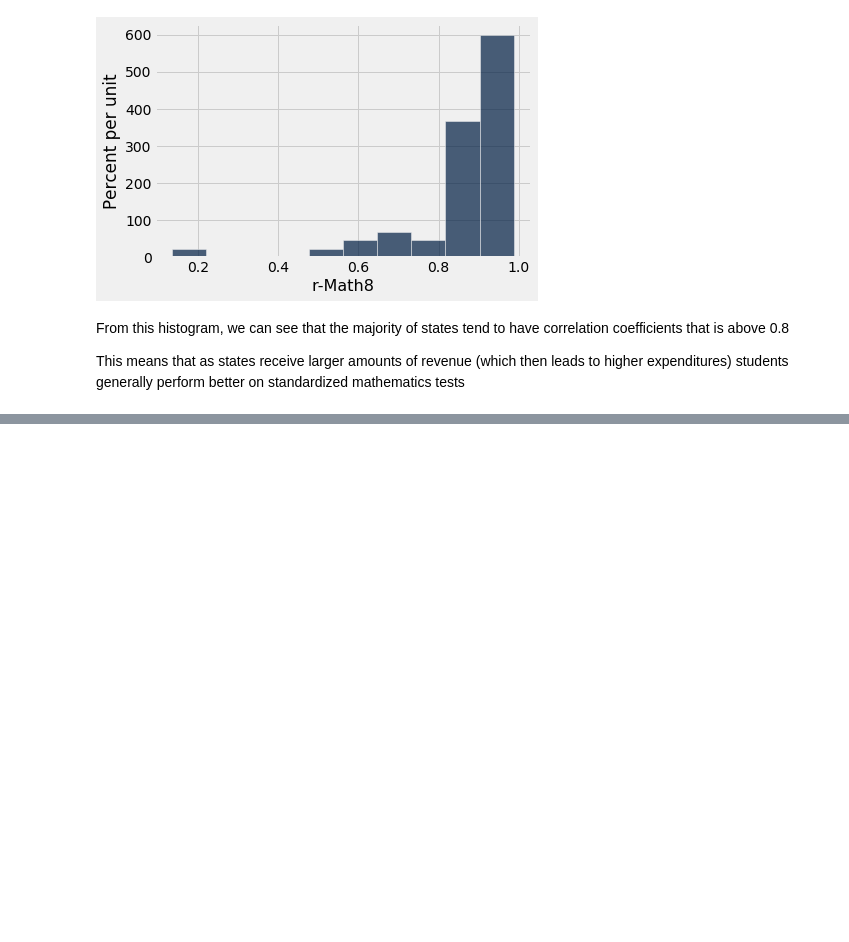
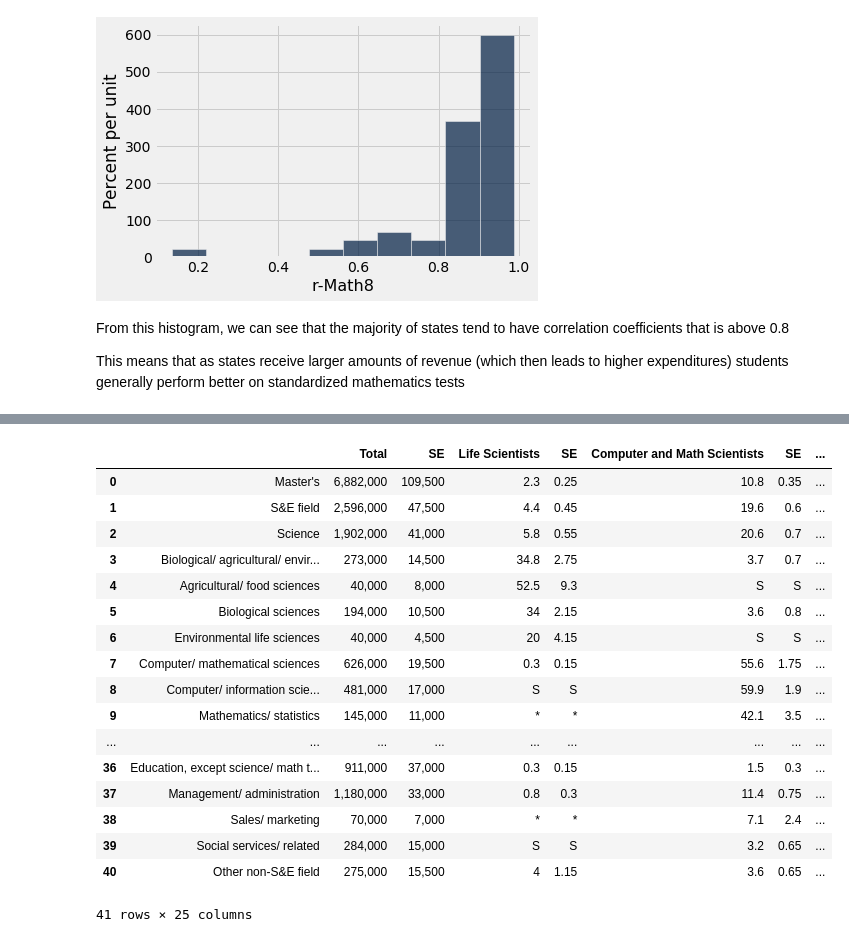
Before and after one commit to SpeedyCannon/ResearchDataScience, a Jupyter notebook: Python Testing.ipynb, the cells around one changed output, grey strips where cells are left out. Saved outputs shown, nothing was run; the diff lists cells and outputs as text; code cells hidden in the pictures; blank space fills up the shorter version.

```diff
--- a/Python Testing.ipynb
+++ b/Python Testing.ipynb
@@ -236,0 +299,23 @@ test_scores.scatter('Year','Revenue',s=1.2)
+# %%
+#master's highest degree
+master_occupation=pd.read_csv('SES201303_3.csv').drop(columns=["Unnamed: 3"]).rename(columns={"Table 3-3. Broad occupation category of employed U.S. scientists and engineers with a master's as the highest degree, by field of highest degree: 2013":"","Unnamed: 1":"Total","Unnamed: 2":"SE","Unnamed: 4":"Life Scientists","Unnamed: 5":"SE","Unnamed: 6":"Computer and Math Scientists","Unnamed: 7":"SE","Unnamed: 8":"Physical Scientists","Unnamed: 9":"SE","Unnamed: 10":"Social Scientists","Unnamed: 11":"SE","Unnamed: 12":"Engineering","Unnamed: 13":"SE","Unnamed: 14":"Health Occupations","Unnamed: 15":"SE","Unnamed: 16":"S&E Managers","Unnamed: 17":"SE","Unnamed: 18":"S&E Pre-college Teachers","Unnamed: 19":"SE","Unnamed: 20":"S&E technicians and technologists","Unnamed: 21":"SE","Unnamed: 22":"Other S&E-related Occupations","Unnamed: 23":"SE","Unnamed: 24":"Non-S&E Occupations","Unnamed: 25":"SE"}).dropna().reset_index(drop=True)
+master_occupation
+# %% [output]
+|  |  | Total | SE | Life Scientists | SE | Computer and Math Scientists | SE | ... |
+| 0 | Master's | 6,882,000 | 109,500 | 2.3 | 0.25 | 10.8 | 0.35 | ... |
+| 1 | S&E field | 2,596,000 | 47,500 | 4.4 | 0.45 | 19.6 | 0.6 | ... |
+| 2 | Science | 1,902,000 | 41,000 | 5.8 | 0.55 | 20.6 | 0.7 | ... |
+| 3 | Biological/ agricultural/ envir... | 273,000 | 14,500 | 34.8 | 2.75 | 3.7 | 0.7 | ... |
+| 4 | Agricultural/ food sciences | 40,000 | 8,000 | 52.5 | 9.3 | S | S | ... |
+| 5 | Biological sciences | 194,000 | 10,500 | 34 | 2.15 | 3.6 | 0.8 | ... |
+| 6 | Environmental life sciences | 40,000 | 4,500 | 20 | 4.15 | S | S | ... |
+| 7 | Computer/ mathematical sciences | 626,000 | 19,500 | 0.3 | 0.15 | 55.6 | 1.75 | ... |
+| 8 | Computer/ information scie... | 481,000 | 17,000 | S | S | 59.9 | 1.9 | ... |
+| 9 | Mathematics/ statistics | 145,000 | 11,000 | * | * | 42.1 | 3.5 | ... |
+| ... | ... | ... | ... | ... | ... | ... | ... | ... |
+| 36 | Education, except science/ math t... | 911,000 | 37,000 | 0.3 | 0.15 | 1.5 | 0.3 | ... |
+| 37 | Management/ administration | 1,180,000 | 33,000 | 0.8 | 0.3 | 11.4 | 0.75 | ... |
+| 38 | Sales/ marketing | 70,000 | 7,000 | * | * | 7.1 | 2.4 | ... |
+| 39 | Social services/ related | 284,000 | 15,000 | S | S | 3.2 | 0.65 | ... |
+| 40 | Other non-S&E field | 275,000 | 15,500 | 4 | 1.15 | 3.6 | 0.65 | ... |
+41 rows × 25 columns
```
Also changed, not shown: parts of 10 cells of this notebook.
